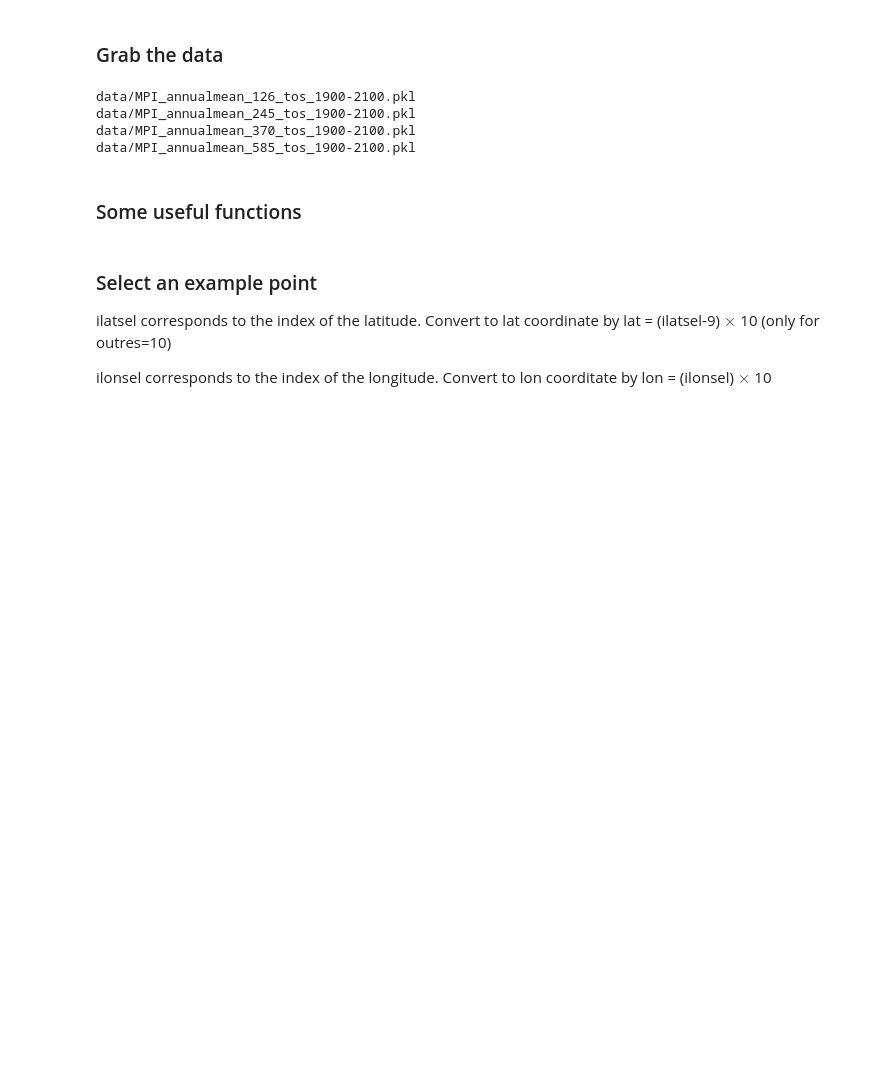
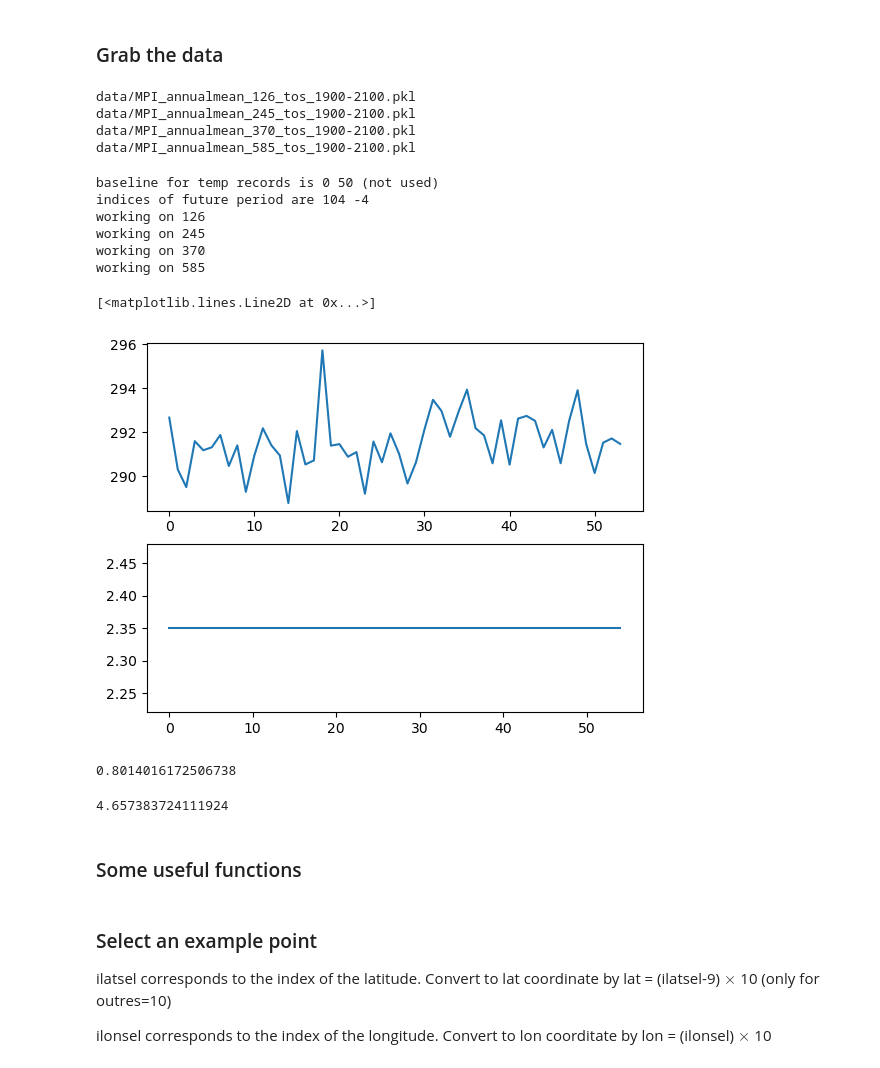
Before and after one commit to emily-gordy/predictability-emergence, a Jupyter notebook: gridpointmodel.ipynb, the cells around one changed output. Saved outputs shown, nothing was run; the diff lists cells and outputs as text; code cells hidden in the pictures; blank space fills up the shorter version.

```diff
--- a/gridpointmodel.ipynb
+++ b/gridpointmodel.ipynb
@@ -99,6 +100,31 @@ data/MPI_annualmean_126_tos_1900-2100.pkl
 data/MPI_annualmean_245_tos_1900-2100.pkl
 data/MPI_annualmean_370_tos_1900-2100.pkl
 data/MPI_annualmean_585_tos_1900-2100.pkl
+# %%
+alltrain,allval,alltest = AllData.trainvaltest_histrecordmax(trainvaltest,experiment_era,baselineera,inputlength,5,40,240)
+# %% [output]
+baseline for temp records is 0 50 (not used)
+indices of future period are 104 -4
+working on 126
+working on 245
+working on 370
+working on 585
+# %%
+plt.subplot(2,1,1,)
+plt.plot(AllData.alloutput[0][38,60:114,13,25])
+plt.subplot(2,1,2)
+plt.plot(alltest[2][:55])
+# %% [output]
+[<matplotlib.lines.Line2D at 0x...>]
+[figure, added]
+# %%
+np.mean(alltrain[-1].squeeze())
+# %% [output]
+0.8014016172506738
+# %%
+np.max(AllData.alloutput[0][38,60:114,13,25])-np.mean(AllData.alloutput[0][38,60:90,13,25])
+# %% [output]
+4.657383724111924
 # %% [markdown]
 ### Some useful functions
 # %%
```
Also changed, not shown: parts of 2 cells of this notebook, 3 other files.
